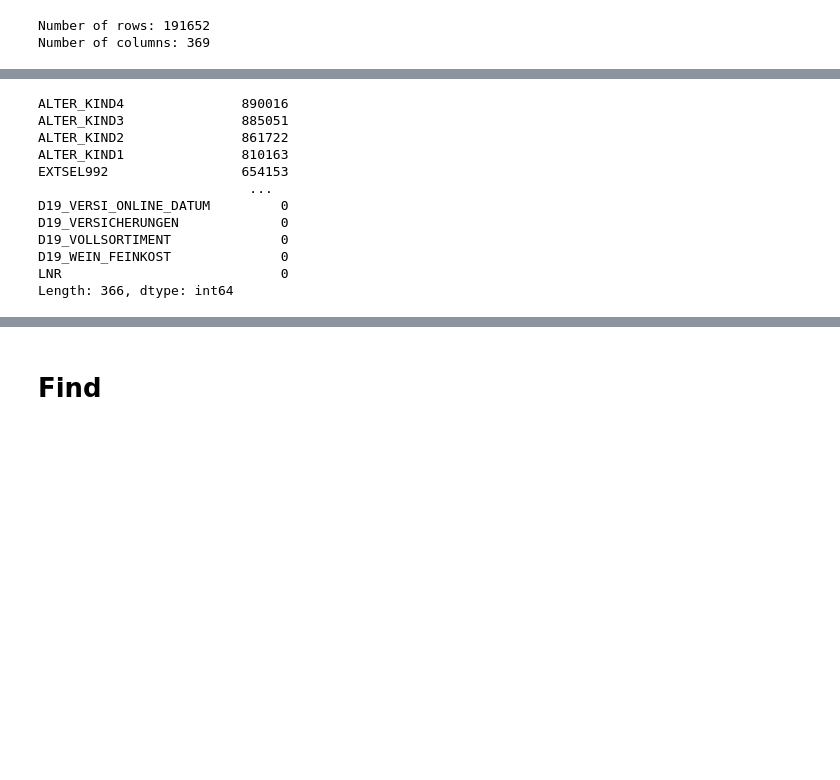
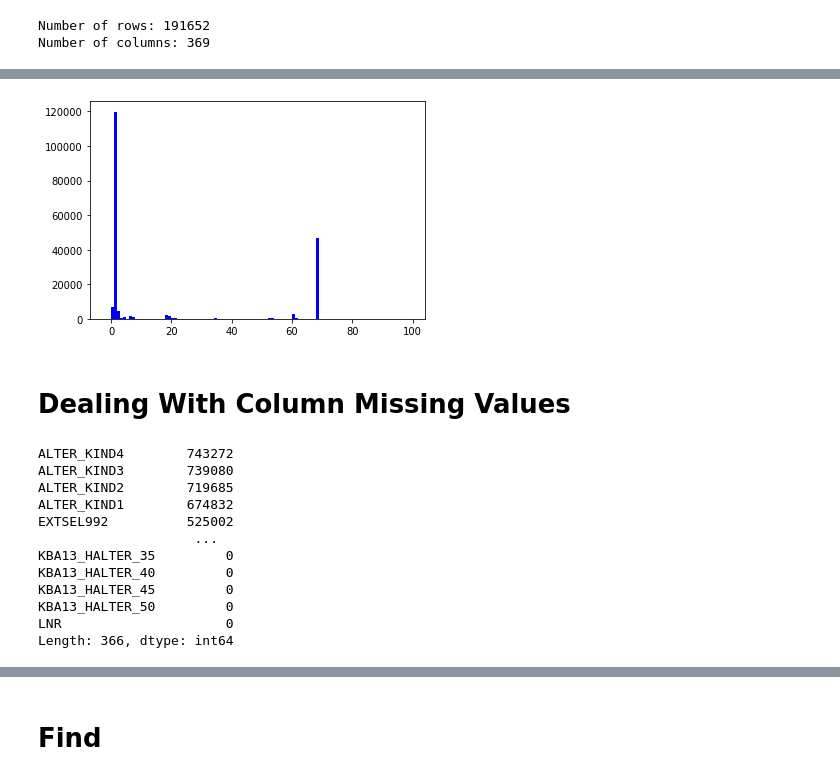
Before and after one commit to Pruthv1/Arvato_Project, a Jupyter notebook: Arvato Project Workbook.ipynb, the cells around one changed output, grey strips where cells are left out. Saved outputs shown, nothing was run; the diff lists cells and outputs as text; code cells hidden in the pictures; blank space fills up the shorter version.

```diff
--- a/Arvato Project Workbook.ipynb
+++ b/Arvato Project Workbook.ipynb
@@ -174,0 +147,5 @@ azdias_null = azdias.isnull().sum()
+# %%
+plt.hist(customers_null_percent_row, facecolor = 'b', bins=range(-2,100))
+plt.show()
+# %% [output]
+[figure, added]
@@ -175,15 +155,18 @@ azdias_null = azdias.isnull().sum()
+# %% [markdown]
+# Dealing With Column Missing Values
 # %%
-azdias_null.sort_values(ascending=False)
+azdias_null_col = azdias_clean.isnull().sum()
+azdias_null_col.sort_values(ascending=False)
 # %% [output]
-ALTER_KIND4               890016
-ALTER_KIND3               885051
-ALTER_KIND2               861722
-ALTER_KIND1               810163
-EXTSEL992                 654153
-                           ...
-D19_VERSI_ONLINE_DATUM         0
-D19_VERSICHERUNGEN             0
-D19_VOLLSORTIMENT              0
-D19_WEIN_FEINKOST              0
-LNR                            0
+ALTER_KIND4        743272
+ALTER_KIND3        739080
+ALTER_KIND2        719685
+ALTER_KIND1        674832
+EXTSEL992          525002
+                    ...
+KBA13_HALTER_35         0
+KBA13_HALTER_40         0
+KBA13_HALTER_45         0
+KBA13_HALTER_50         0
+LNR                     0
 Length: 366, dtype: int64
```
Also changed, not shown: parts of 43 cells of this notebook.
